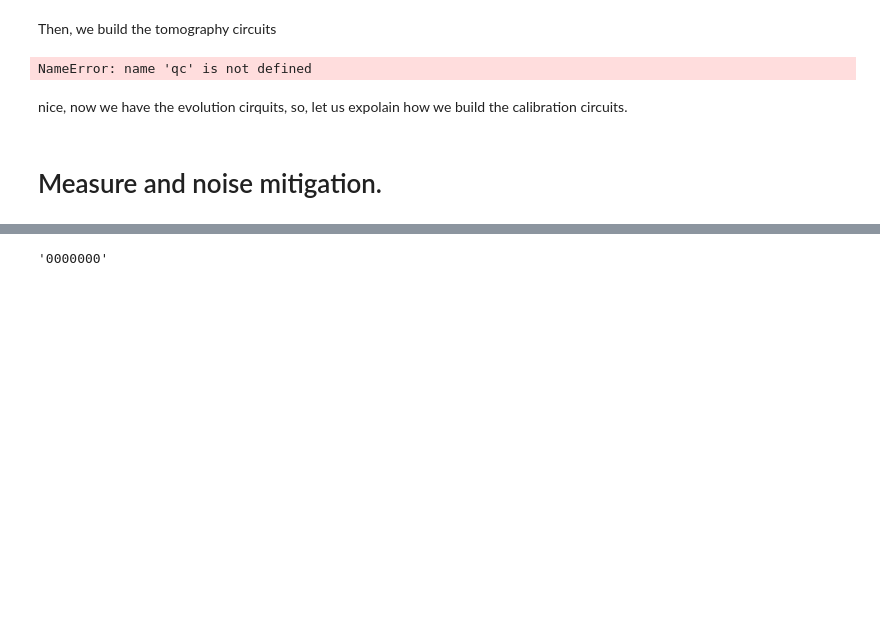
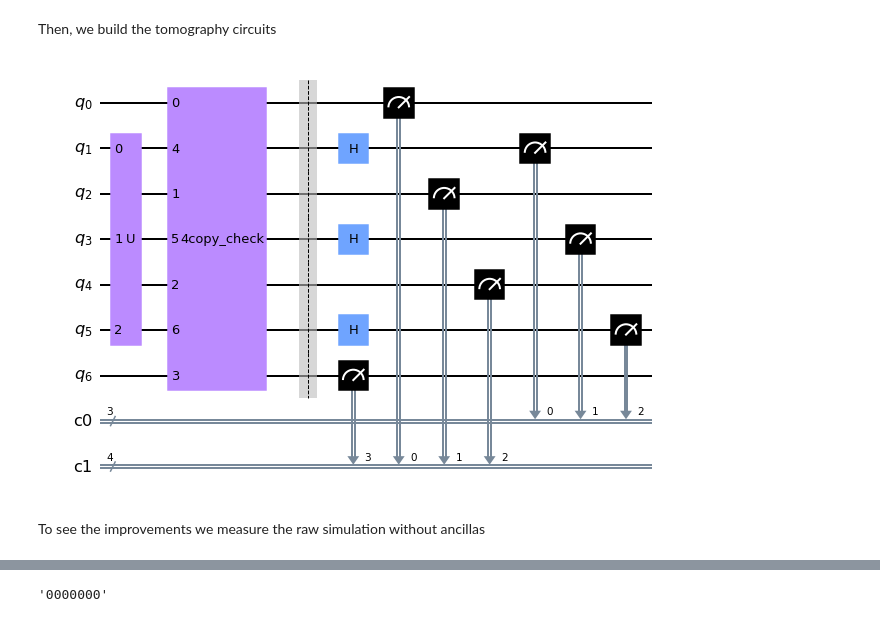
Before and after one commit to Valerio-Amico/valerio_amico_quantum_00, a Jupyter notebook: final_commit/commit01.ipynb, the cells around one changed output, grey strips where cells are left out. Saved outputs shown, nothing was run; the diff lists cells and outputs as text; code cells hidden in the pictures; blank space fills up the shorter version.

```diff
--- a/final_commit/commit01.ipynb
+++ b/final_commit/commit01.ipynb
@@ -128,27 +104,17 @@ Then, we build the tomography circuits
 # %%
 from qiskit.ignis.verification.tomography import state_tomography_circuits, StateTomographyFitter
 
-qcs = state_tomography_circuits(qc, [qr[1],qr[3],qr[5]])
-qcs_na = state_tomography_circuits(qc, [qr[1],qr[3],qr[5]])
-
-## add the measure on the ancillas
+qcs = state_tomography_circuits(complete_qc,
+                                [complete_qr[1],complete_qr[3],complete_qr[5]])
 
 for qc in qcs:
     cr_anc = ClassicalRegister(4)
     qc.add_register(cr_anc)
     #qc.barrier()
     qc.measure([0,2,4,6],cr_anc)
 
-## qcs_tot is a list holding the tomography cirquits reps times.
-
-qcs_tot = []
-for _ in range(reps):
-    qcs_tot=qcs_tot + qcs
-
-qcs[10].draw(output="mpl")
+qcs[0].draw(output="mpl")
 # %% [output]
-NameError: name 'qc' is not defined
+[figure, added]
-# %% [markdown]
-nice, now we have the evolution cirquits, so, let us expolain how we build the calibration circuits.
-# %% [markdown]
-# Measure and noise mitigation.
+# %% [markdown]
+To see the improvements we measure the raw simulation without ancillas
```
Also changed, not shown: parts of 17 cells of this notebook, 1 other file.
